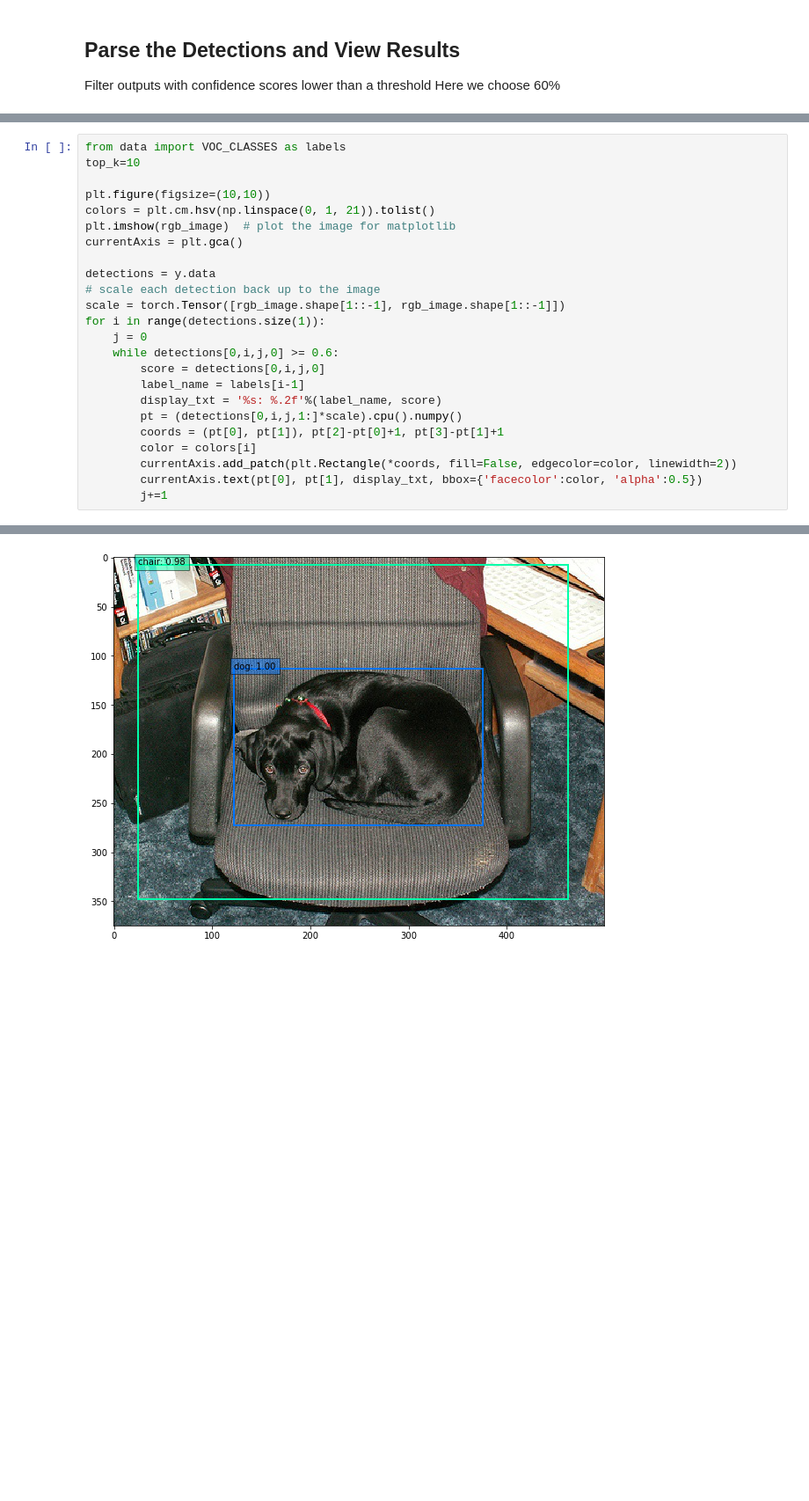
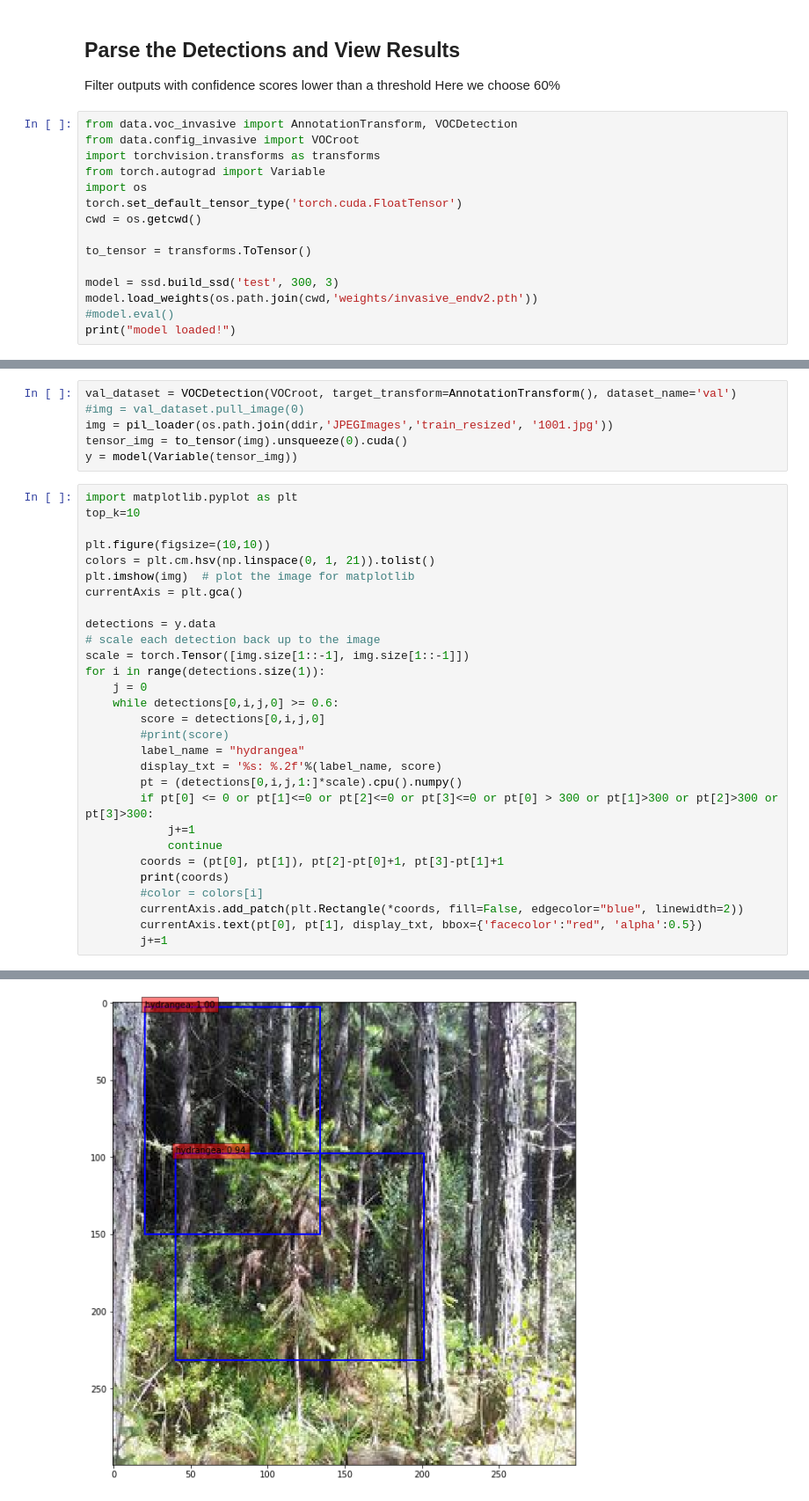
Before and after one commit to christydennison/cs231n-final, a Jupyter notebook: SSD.ipynb, the cells around one changed output, grey strips where cells are left out. Shown at 88% size. Drawn from its saved outputs; the diff is of its cells as text; blank space fills up the shorter version.

```diff
--- a/SSD.ipynb
+++ b/SSD.ipynb
@@ -163,3 +179,18 @@ TypeError: super(type, obj): obj must be an instance or subtype of type
 ## Parse the Detections and View Results
 Filter outputs with confidence scores lower than a threshold
 Here we choose 60%
+# %%
+from data.voc_invasive import AnnotationTransform, VOCDetection
+from data.config_invasive import VOCroot
+import torchvision.transforms as transforms
+from torch.autograd import Variable
+import os
+torch.set_default_tensor_type('torch.cuda.FloatTensor')
+cwd = os.getcwd()
+
+to_tensor = transforms.ToTensor()
+
+model = ssd.build_ssd('test', 300, 3)
+model.load_weights(os.path.join(cwd,'weights/invasive_endv2.pth'))
+#model.eval()
+print("model loaded!")
@@ -166,25 +201,36 @@ Here we choose 60%
+# %%
+val_dataset = VOCDetection(VOCroot, target_transform=AnnotationTransform(), dataset_name='val')
+#img = val_dataset.pull_image(0)
+img = pil_loader(os.path.join(ddir,'JPEGImages','train_resized', '1001.jpg'))
+tensor_img = to_tensor(img).unsqueeze(0).cuda()
+y = model(Variable(tensor_img))
 # %%
-from data import VOC_CLASSES as labels
+import matplotlib.pyplot as plt
 top_k=10
 
 plt.figure(figsize=(10,10))
 colors = plt.cm.hsv(np.linspace(0, 1, 21)).tolist()
-plt.imshow(rgb_image)  # plot the image for matplotlib
+plt.imshow(img)  # plot the image for matplotlib
 currentAxis = plt.gca()
 
 detections = y.data
 # scale each detection back up to the image
-scale = torch.Tensor([rgb_image.shape[1::-1], rgb_image.shape[1::-1]])
+scale = torch.Tensor([img.size[1::-1], img.size[1::-1]])
 for i in range(detections.size(1)):
     j = 0
     while detections[0,i,j,0] >= 0.6:
         score = detections[0,i,j,0]
-        label_name = labels[i-1]
+        #print(score)
+        label_name = "hydrangea"
         display_txt = '%s: %.2f'%(label_name, score)
         pt = (detections[0,i,j,1:]*scale).cpu().numpy()
+        if pt[0] <= 0 or pt[1]<=0 or pt[2]<=0 or pt[3]<=0 or pt[0] > 300 or pt[1]>300 or pt[2]>300 or pt[3]>300:
+            j+=1
+            continue
         coords = (pt[0], pt[1]), pt[2]-pt[0]+1, pt[3]-pt[1]+1
-        color = colors[i]
-        currentAxis.add_patch(plt.Rectangle(*coords, fill=False, edgecolor=color, linewidth=2))
-        currentAxis.text(pt[0], pt[1], display_txt, bbox={'facecolor':color, 'alpha':0.5})
+        print(coords)
+        #color = colors[i]
+        currentAxis.add_patch(plt.Rectangle(*coords, fill=False, edgecolor="blue", linewidth=2))
+        currentAxis.text(pt[0], pt[1], display_txt, bbox={'facecolor':"red", 'alpha':0.5})
         j+=1
 # %% [output]
@@ -191 +239 @@ for i in range(detections.size(1)):
-[figure, old version]
+[figure, new version]
```
Also changed, not shown: parts of 13 cells of this notebook, 7 other files.
